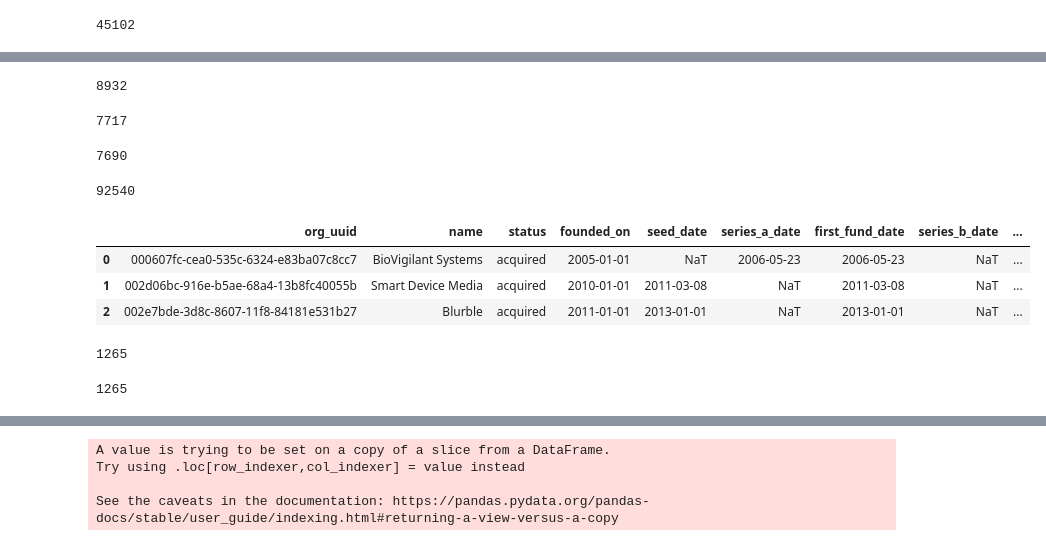
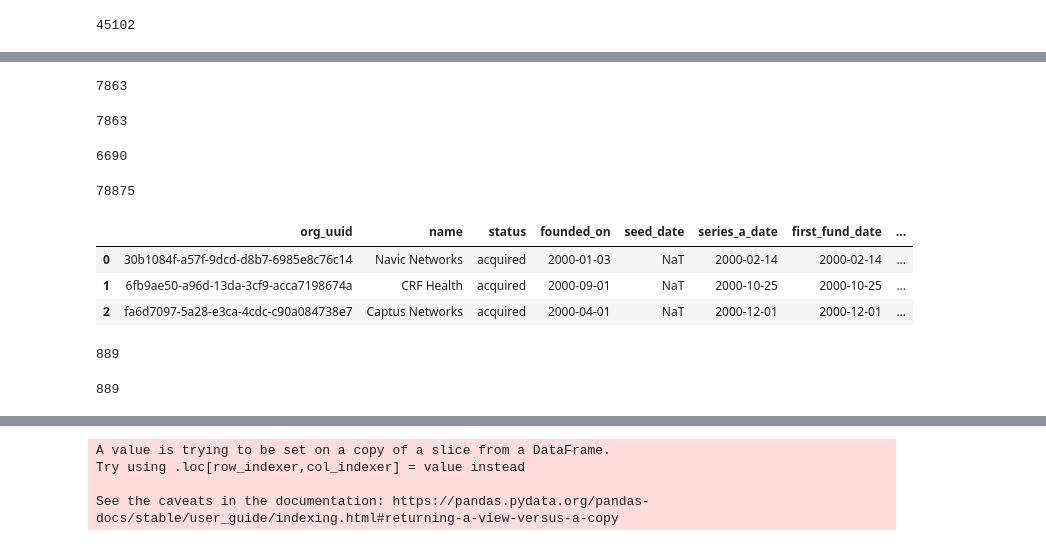
Before and after one commit to csynbiosys/dissertations-2021-info, a Jupyter notebook: rahim_ghani_predict/dependent-variable-development.ipynb, the cells around one changed output, grey strips where cells are left out. Drawn from its saved outputs; the diff is of its cells as text; code cells hidden in the pictures.

```diff
--- a/rahim_ghani_predict/dependent-variable-development.ipynb
+++ b/rahim_ghani_predict/dependent-variable-development.ipynb
@@ -305,6 +346,6 @@ num_funding_rounds        0
 dtype: int64
 # %%
 #create dataframe for acquired companies
-org_acquired_df = org_processing_df_v4[org_processing_df_v4['status'] == 'acquired']
+org_acquired_df = org_processing_df_v9[org_processing_df_v9['status'] == 'acquired']
 len(org_acquired_df)
 # %% [output]
@@ -322,58 +363,55 @@ org_acquired_df_v1 = pd.merge(org_acquired_df,
                              org_ori_df['acquired_on'],
                              on='org_uuid',
                              how='left')
-len(org_acquired_df)
+len(org_acquired_df_v1)
 # %% [output]
-8932
+7863
 # %%
 #drop company with no acquisition date
-org_acquired_df_v1.dropna(subset=['acquired_on'],inplace=True)
-len(org_acquired_df_v1)
+org_acquired_df_v2 = org_acquired_df_v1 #.dropna(subset=['acquired_on'])
+len(org_acquired_df_v2)
 # %% [output]
-7717
+7863
 # %%
 #calculate the duration from founded to acquisition and drop inconsistent data
-org_acquired_df_v1['duration_to_acquisition_days'] = org_acquired_df_v1['acquired_on'] - org_acquired_df_v1['founded_on']
-
-import datetime as dt
-org_acquired_df_v1['duration_to_acquisition_years'] = (org_acquired_df_v1['duration_to_acquisition_days'].dt.days/365).astype(float).round(decimals=1)
+org_acquired_df_v2['first_fund_to_acquired_years'] = ((org_acquired_df_v2['acquired_on'] - org_acquired_df_v2['first_fund_date']).dt.days/365).astype(float).round(decimals=1)
 
 #drop company with acquire date before founded date
-mask = org_acquired_df_v1.duration_to_acquisition_years > 0
-org_acquired_df_v2 = org_acquired_df_v1[mask]
-len(org_acquired_df_v2)
+mask = org_acquired_df_v2['first_fund_to_acquired_years'] > 0
+org_acquired_df_v3 = org_acquired_df_v2[mask]
+len(org_acquired_df_v3)
 # %% [output]
-7690
+6690
 # %%
 #merge with main processing df
-org_processing_df_v5 = pd.concat([org_acquired_df_v2[list(org_processing_df_v4.columns)],
-                                  org_processing_df_v4[org_processing_df_v4['status'] != 'acquired']],
-                                 axis ='index',
-                                 ignore_index=True)
-len(org_processing_df_v5)
+org_processing_df_v10 = pd.concat([org_acquired_df_v3,
+                                  org_processing_df_v9[org_processing_df_v9['status'] != 'acquired']],
+                                  axis ='index',
+                                  ignore_index=True)
+len(org_processing_df_v10)
 # %% [output]
-92540
+78875
 # %%
-org_processing_df_v5.head(3)
+org_processing_df_v10.head(3)
 # %% [output]
-|  | org_uuid | name | status | founded_on | seed_date | series_a_date | first_fund_date | series_b_date | ... |
-| 0 | 000607fc-cea0-535c-6324-e83ba07c8cc7 | BioVigilant Systems | acquired | 2005-01-01 | NaT | 2006-05-23 | 2006-05-23 | NaT | ... |
-| 1 | 002d06bc-916e-b5ae-68a4-13b8fc40055b | Smart Device Media | acquired | 2010-01-01 | 2011-03-08 | NaT | 2011-03-08 | NaT | ... |
-| 2 | 002e7bde-3d8c-8607-11f8-84181e531b27 | Blurble | acquired | 2011-01-01 | 2013-01-01 | NaT | 2013-01-01 | NaT | ... |
+|  | org_uuid | name | status | founded_on | seed_date | series_a_date | first_fund_date | ... |
+| 0 | 30b1084f-a57f-9dcd-d8b7-6985e8c76c14 | Navic Networks | acquired | 2000-01-03 | NaT | 2000-02-14 | 2000-02-14 | ... |
+| 1 | 6fb9ae50-a96d-13da-3cf9-acca7198674a | CRF Health | acquired | 2000-09-01 | NaT | 2000-10-25 | 2000-10-25 | ... |
+| 2 | fa6d7097-5a28-e3ca-4cdc-c90a084738e7 | Captus Networks | acquired | 2000-04-01 | NaT | 2000-12-01 | 2000-12-01 | ... |
 # %%
 #create df for ipoed companies
-org_ipo_df = org_processing_df_v5[org_processing_df_v5['status'] == 'ipo']
+org_ipo_df = org_processing_df_v10[org_processing_df_v10['status'] == 'ipo']
 len(org_ipo_df)
 # %% [output]
-1265
+889
 # %%
 #merge with announced date from original data frame and drop companies with no went_public_on date
 org_ipo_df_v1 = pd.merge(org_ipo_df,
                          org_ori_df['went_public_on'],
                          on='org_uuid',
                          how='left')
-org_ipo_df_v1.dropna(subset=['went_public_on'],inplace=True)
-len(org_ipo_df_v1)
+org_ipo_df_v2 = org_ipo_df_v1#.dropna(subset=['went_public_on'])
+len(org_ipo_df_v2)
 # %% [output]
-1265
+889
 # %%
```
Also changed, not shown: parts of 82 cells of this notebook, 26 other files.
